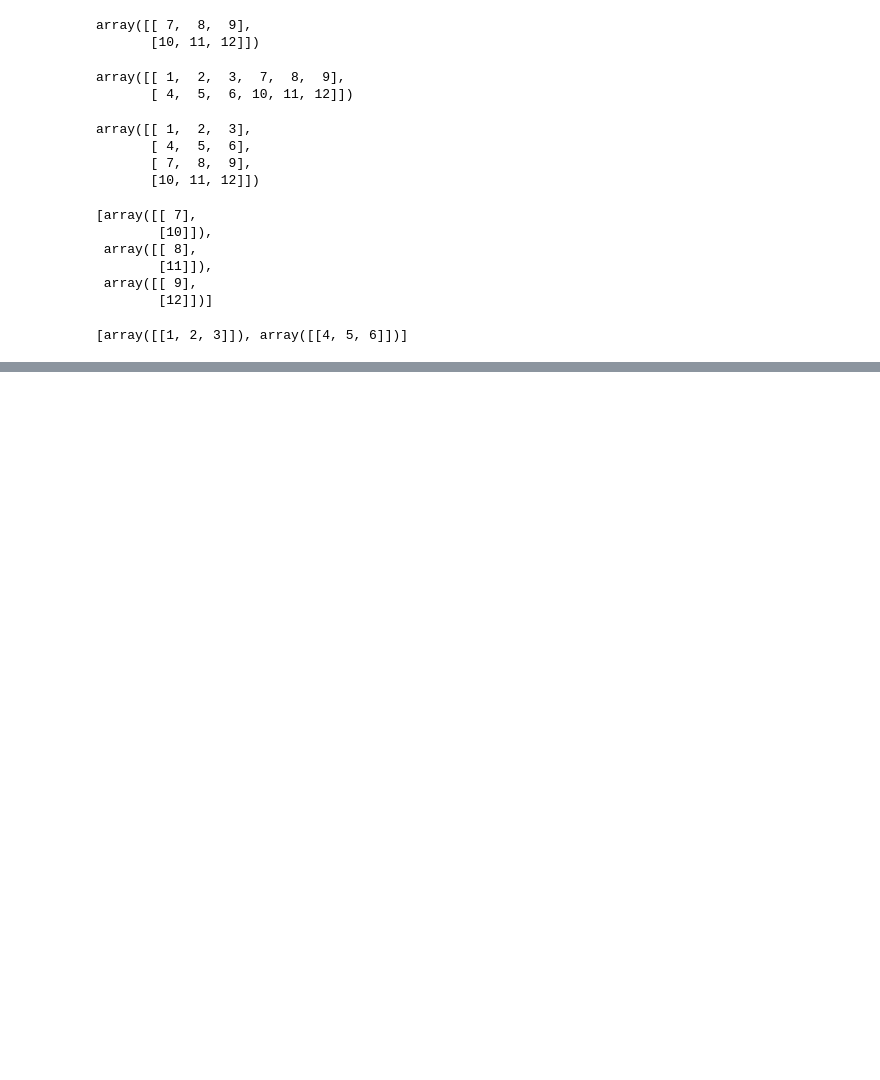
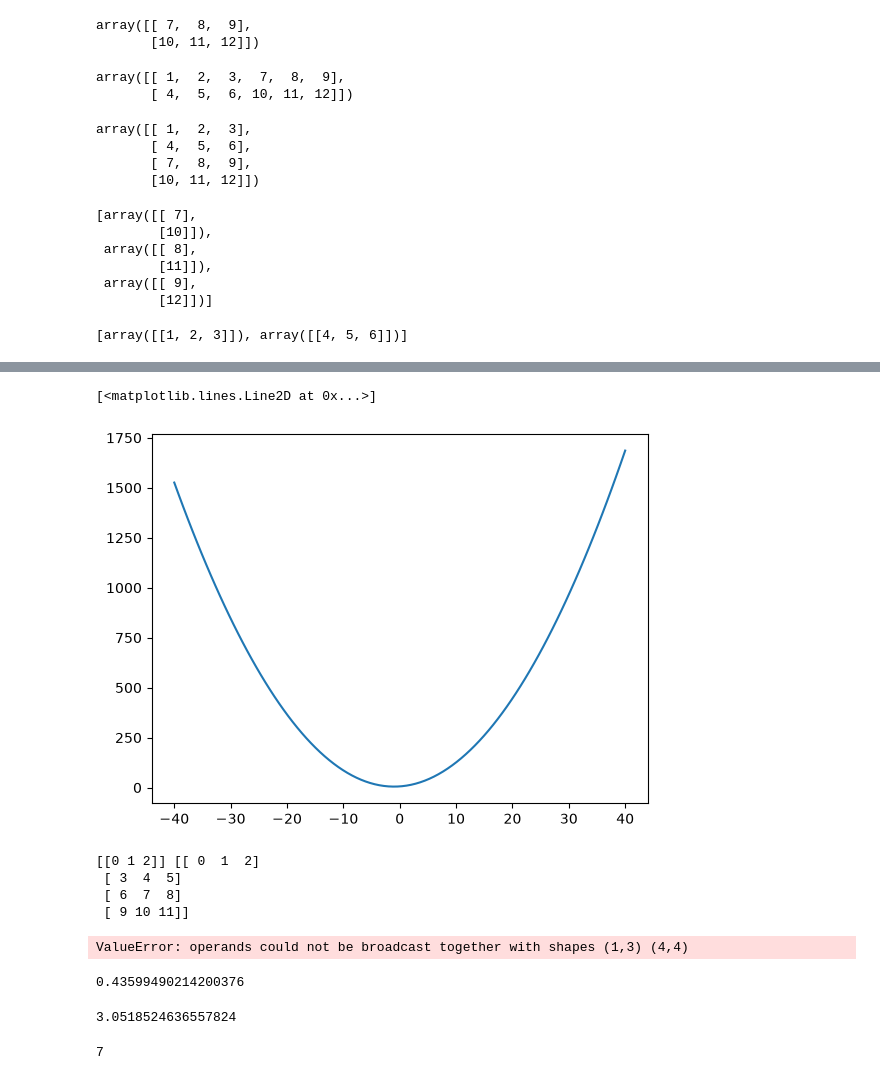
Before and after one commit to MahamFatima01713/Pandas-Numpy-Mastery, a Jupyter notebook: Numpy_Practice.ipynb, the cells around one changed output, grey strips where cells are left out. Drawn from its saved outputs; the diff is of its cells as text; code cells hidden in the pictures; blank space fills up the shorter version.

```diff
--- a/Numpy_Practice.ipynb
+++ b/Numpy_Practice.ipynb
@@ -456,0 +570,50 @@ np.vsplit(arr1,2)
+# %%
+b=a*a+2*a+6 #Parabola equation
+plt.plot(a,b)
+# %% [output]
+[<matplotlib.lines.Line2D at 0x...>]
+[figure, added]
+# %%
+#BROADCASTING
+# It is the ability of numpy to treat arrays smoothly during arithmetic operations.Operations are
+# ussally done on arrays of same shape.BUTTT If the shape is not same.normally element to element
+# operations are not possible ,but it is still possible in numpy.The smaller arrays is broadcast to
+# larger arrays so that shape can become compatible
+# RULES OF BROADCASTING
+# If a=3 and b=3 then operation will take place
+# If a=1 and b=3 operation will taka place
+# if the number of columns of both array are same then operation will take place
+# IF THE NUMBER OF COLUMNS OF BOTH ARRAYS IS NOT SAME THEN OPERATION WILL NOT TAKE PLACE
+# If an array has (1,1) then it can simply broadcast itself
+Broadcasting can still be perform it dimensions are not same,if num of columns are same
+a5=np.arange(3).reshape(1,3)
+a6=np.arange(12).reshape(4,3)
+print(a5,a6)
+# %% [output]
+[[0 1 2]] [[ 0  1  2]
+ [ 3  4  5]
+ [ 6  7  8]
+ [ 9 10 11]]
+# %%
+arr7=np.arange(3).reshape(1,3)
+arr8=np.arange(16).reshape(4,4)
+arr7+arr8
+# %% [output]
+ValueError: operands could not be broadcast together with shapes (1,3) (4,4)
+# %%
+# Through random.random() we can generate random valuse fom 0 to 1.valuse will change everytime we
+# run the funtion.But if we want value to be same everytime we will write it as following
+a=np.random.seed(2)
+np.random.random()
+# %% [output]
+0.43599490214200376
+# %%
+# we will give uniform in command if we want to generate  a random array with fix range everytime
+np.random.uniform(3,5)
+# %% [output]
+3.0518524636557824
+# %%
+# All these values are in float, if we wat to generate random int vlaue everytime
+np.random.randint(1,10)
+# %% [output]
+7
```
Also changed, not shown: parts of 27 cells of this notebook.
